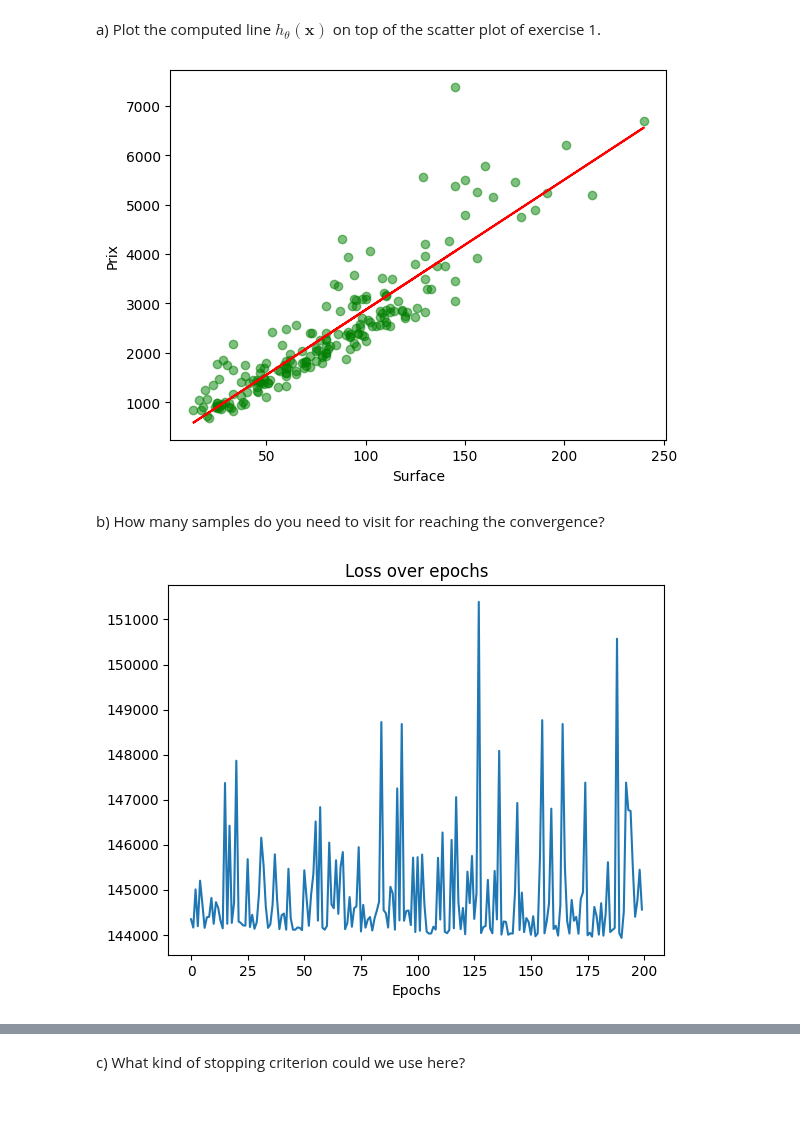
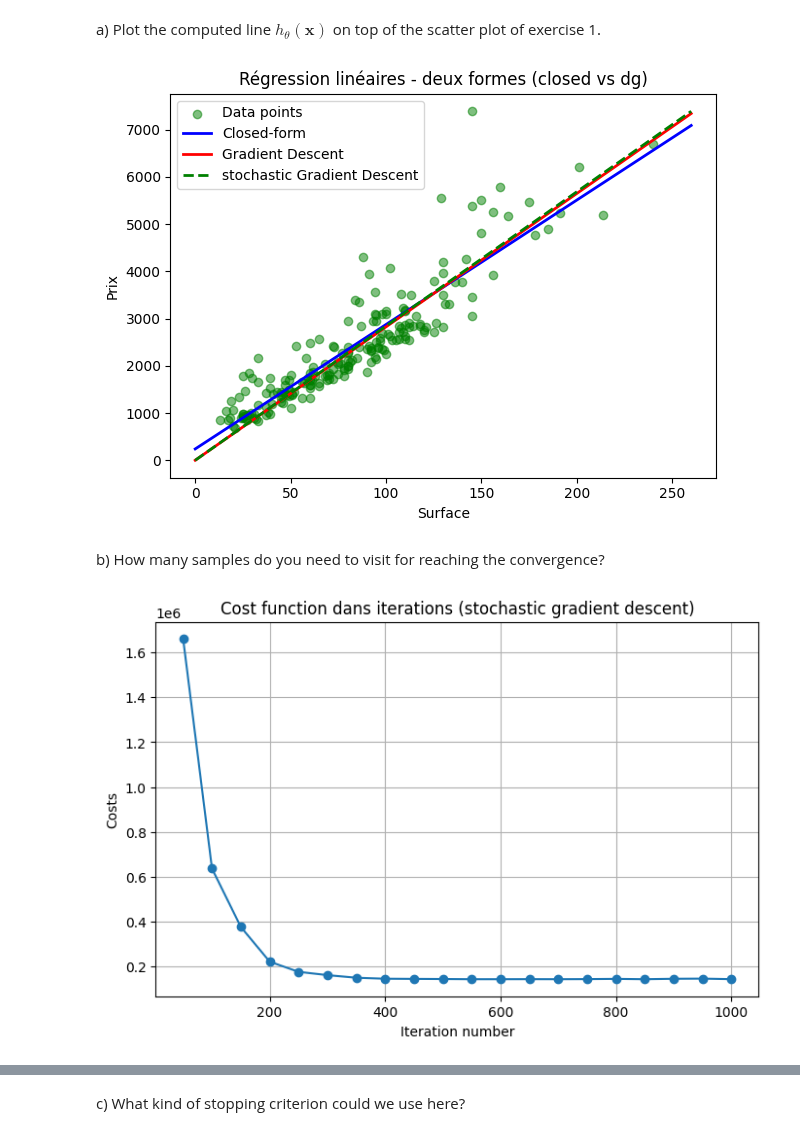
Before and after one commit to pleopleo6/FTP__ML, a Jupyter notebook: ML-PW-04-pellandini-gervasio-jaquet/pw4-linear-regression-pellandini-gervasio-jaquet.ipynb, the cells around one changed output, grey strips where cells are left out. Saved outputs shown, nothing was run; the diff lists cells and outputs as text; code cells hidden in the pictures; blank space fills up the shorter version.

```diff
--- a/ML-PW-04-pellandini-gervasio-jaquet/pw4-linear-regression-pellandini-gervasio-jaquet.ipynb
+++ b/ML-PW-04-pellandini-gervasio-jaquet/pw4-linear-regression-pellandini-gervasio-jaquet.ipynb
@@ -302,24 +346,33 @@ while compteur < max_iterations:
 # %% [markdown]
 a) Plot the computed line $h_{\theta}(\mathbf{x})$ on top of the scatter plot of exercise 1.
 # %%
-# Your code here
-y_theta = theta[0] + x * theta[1]
+# la nouvelle version => stochastic
+y_stoch = theta0_stoch + theta1_stoch * x_values
 
-plt.scatter(x, y, color="green", alpha=0.5, label="data")
-plt.plot(x, y_theta, color='red', label="prediction")
 plt.xlabel("Surface")
 plt.ylabel("Prix")
+plt.scatter(x, y, color="green", alpha=0.5, label="Data points")
+
+# the two solutions
+plt.plot(x_values, h_theta_values, color="blue", linewidth=2, label="Closed-form")
+plt.plot(x_values, y_gd, color="red", linewidth=2, label="Gradient Descent")
+plt.plot(x_values, y_stoch, color="green", linestyle="--", linewidth=2, label="stochastic Gradient Descent")
+
+plt.legend()
+plt.title("Régression linéaires - deux formes (closed vs dg)")
+plt.tight_layout()
 plt.show()
 # %% [output]
-[figure, old version]
+[figure, new version]
 # %% [markdown]
 b) How many samples do you need to visit for reaching the convergence?
 # %%
-sto_theta_0, sto_theta_1, sto_loss = socrastic_gradient_descent(x, y)
-
-plt.plot(sto_loss)
-plt.title('Loss over epochs')
-plt.xlabel('Epochs')
+plt.figure(figsize=(8, 5))
+plt.plot(iterations, costs, marker='o')
+plt.xlabel("Iteration number")
+plt.ylabel("Costs")
+plt.title("Cost function dans iterations (stochastic gradient descent)")
+plt.grid(True)
 plt.show()
 # %% [output]
-[figure, old version]
+[figure, new version]
```
Also changed, not shown: parts of 30 cells of this notebook.
